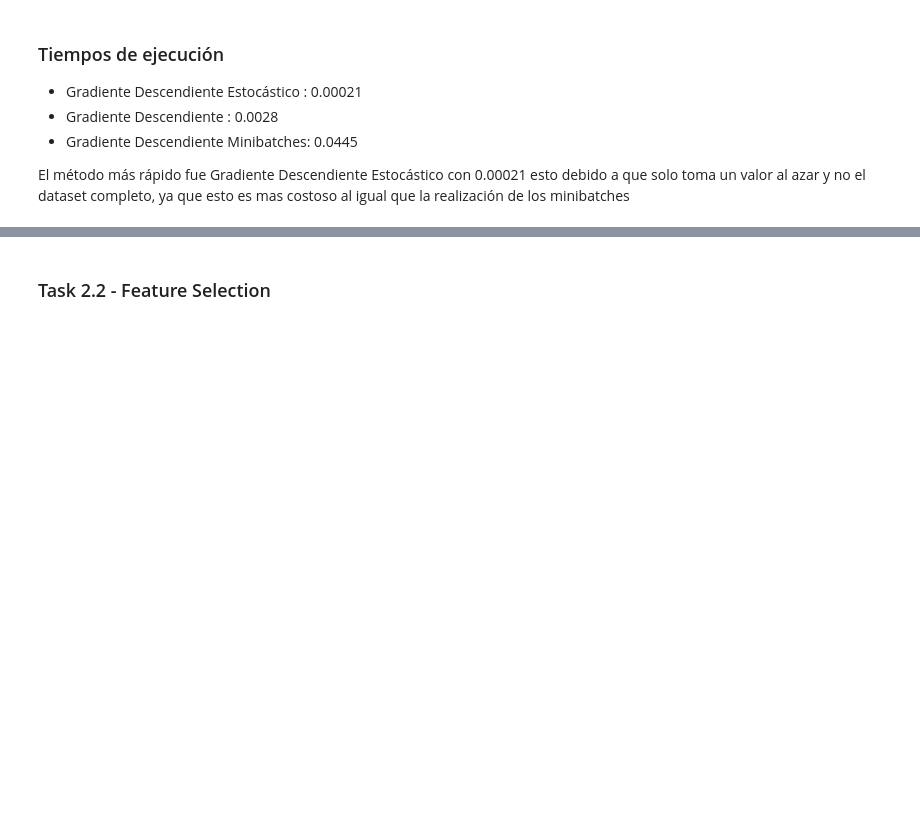
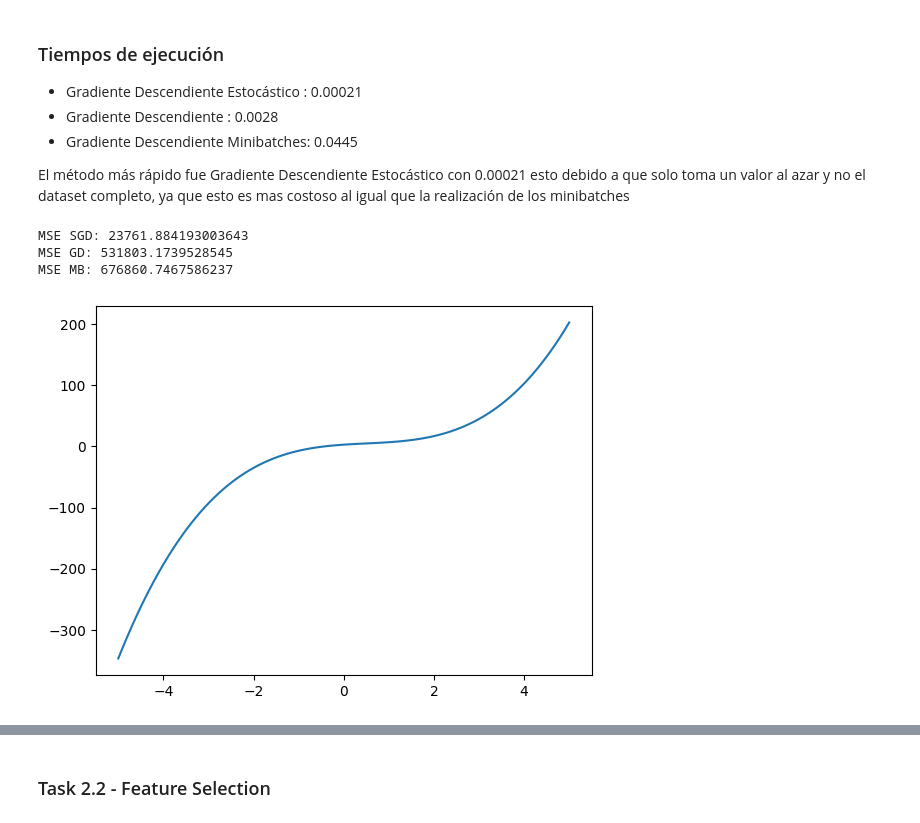
Before and after one commit to Kojimena/IA-L3, a Jupyter notebook: lab3.ipynb, the cells around one changed output, grey strips where cells are left out. Drawn from its saved outputs; the diff is of its cells as text; code cells hidden in the pictures; blank space fills up the shorter version.

```diff
--- a/lab3.ipynb
+++ b/lab3.ipynb
@@ -202,3 +205,28 @@ Tiempo de ejecución: 0.044519901275634766
 - Gradiente Descendiente Minibatches: 0.0445
 
 El método más rápido fue Gradiente Descendiente Estocástico con 0.00021 esto debido a que solo toma un valor al azar y no el dataset completo, ya que esto es mas costoso al igual que la realización de los minibatches
+# %%
+# fitness
+from sklearn.metrics import mean_squared_error
+
+y_pred_sgd = np.polyval(nuevos_w_sdg, X)
+y_pred_gd = np.polyval(nuevos_w_gd, X)
+y_pred_mb = np.polyval(nuevos_w_mb, X)
+
+mse_sgd = mean_squared_error(y, y_pred_sgd)
+mse_gd = mean_squared_error(y, y_pred_gd)
+mse_mb = mean_squared_error(y, y_pred_mb)
+
+print("MSE SGD:", mse_sgd)
+print("MSE GD:", mse_gd)
+print("MSE MB:", mse_mb)
+# %% [output]
+MSE SGD: 23761.884193003643
+MSE GD: 531803.1739528545
+MSE MB: 676860.7467586237
+# %%
+# graficar x vs y
+plt.plot(X, y)
+plt.show()
+# %% [output]
+[figure, added]
```
Also changed, not shown: parts of 13 cells of this notebook, 1 other file.
